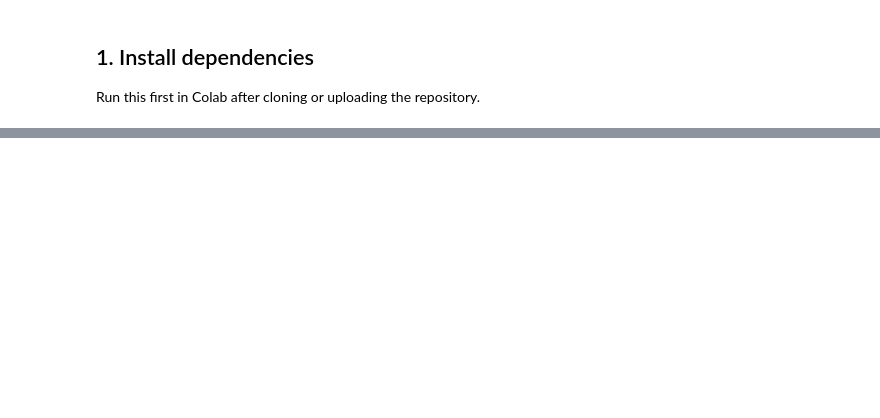
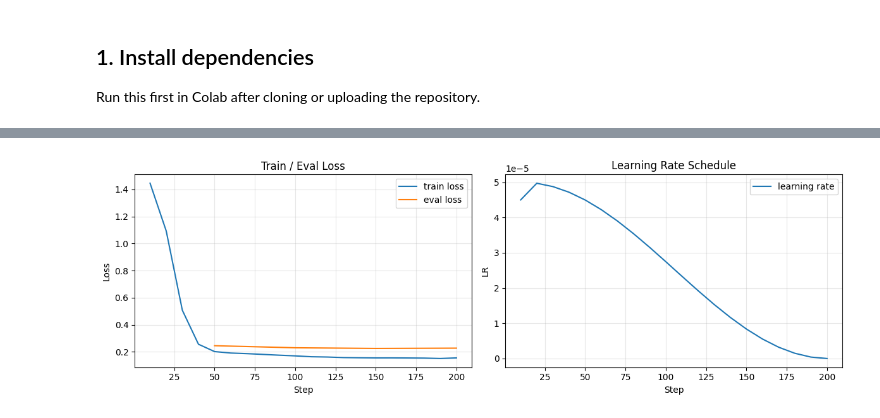
Before and after one commit to amangalampalli/agentic-traffic, a Jupyter notebook: notebooks/llama_finetune.ipynb, the cells around one changed output, grey strips where cells are left out. Cells and saved outputs as stored; diff of their text form; code cells hidden in the pictures; blank space fills up the shorter version.

Commit message:
Adding new models before working on LLM + RL

```diff
--- a/notebooks/llama_finetune.ipynb
+++ b/notebooks/llama_finetune.ipynb
@@ -220,0 +339,4 @@ Use this if you restart the runtime and want to score the saved adapter directly
+# %%
+trainer_stats = trainer.train(resume_from_checkpoint=RESUME_FROM_CHECKPOINT)
+print(trainer_stats)
+print('best_model_checkpoint=', getattr(trainer.state, 'best_model_checkpoint', None))
@@ -220,0 +352,38 @@ Use this if you restart the runtime and want to score the saved adapter directly
+# %%
+import matplotlib.pyplot as plt
+from collections import defaultdict
+
+log_history = trainer.state.log_history
+series = defaultdict(lambda: {'step': [], 'value': []})
+
+for entry in log_history:
+    step = entry.get('step')
+    for key, value in entry.items():
+        if key in {'loss', 'eval_loss', 'learning_rate'} and step is not None:
+            series[key]['step'].append(step)
+            series[key]['value'].append(value)
+
+fig, axes = plt.subplots(1, 2, figsize=(12, 4))
+
+if series['loss']['step']:
+    axes[0].plot(series['loss']['step'], series['loss']['value'], label='train loss')
+if series['eval_loss']['step']:
+    axes[0].plot(series['eval_loss']['step'], series['eval_loss']['value'], label='eval loss')
+axes[0].set_xlabel('Step')
+axes[0].set_ylabel('Loss')
+axes[0].set_title('Train / Eval Loss')
+axes[0].grid(True, alpha=0.3)
+axes[0].legend()
+
+if series['learning_rate']['step']:
+    axes[1].plot(series['learning_rate']['step'], series['learning_rate']['value'], label='learning rate')
+axes[1].set_xlabel('Step')
+axes[1].set_ylabel('LR')
+axes[1].set_title('Learning Rate Schedule')
+axes[1].grid(True, alpha=0.3)
+axes[1].legend()
+
+plt.tight_layout()
+plt.show()
+# %% [output]
+[figure, added]
```
Also changed, not shown: parts of 47 cells of this notebook, 58 other files.
